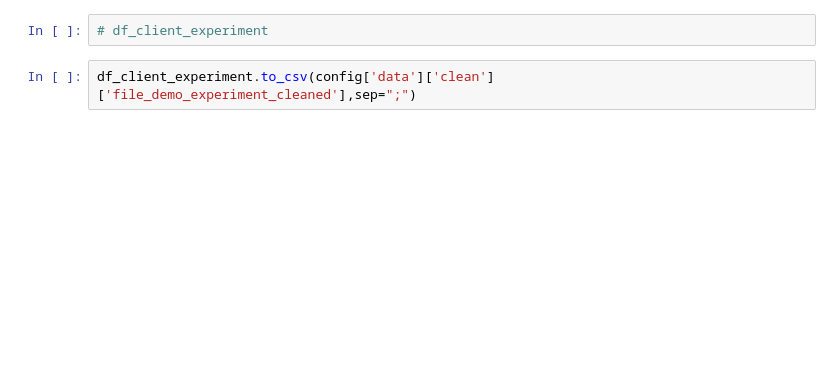
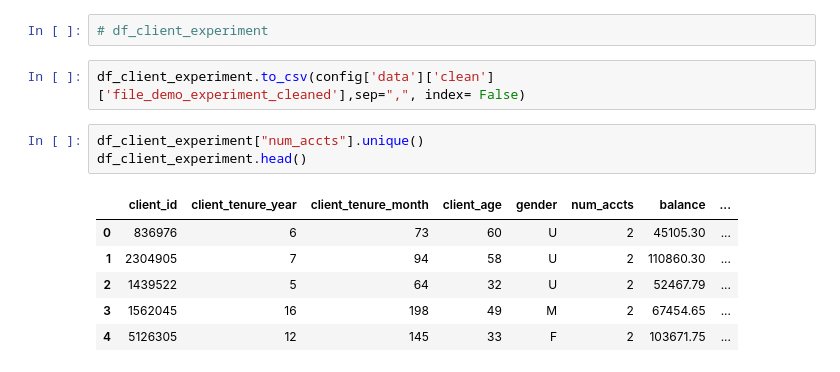
Before and after one commit to Ironhack-DA-Course/proj-vanguard-abtest, a Jupyter notebook: notebooks/load_clean_data_robert.ipynb, the cells around one changed output. Cells and saved outputs as stored; diff of their text form; blank space fills up the shorter version.

```diff
--- a/notebooks/load_clean_data_robert.ipynb
+++ b/notebooks/load_clean_data_robert.ipynb
@@ -165,4 +245,14 @@ df_client_experiment.info()
 # %%
 # df_client_experiment
 # %%
-df_client_experiment.to_csv(config['data']['clean']['file_demo_experiment_cleaned'],sep=";")
+df_client_experiment.to_csv(config['data']['clean']['file_demo_experiment_cleaned'],sep=",", index= False)
+# %%
+df_client_experiment["num_accts"].unique()
+df_client_experiment.head()
+# %% [output]
+|  | client_id | client_tenure_year | client_tenure_month | client_age | gender | num_accts | balance | ... |
+| 0 | 836976 | 6 | 73 | 60 | U | 2 | 45105.30 | ... |
+| 1 | 2304905 | 7 | 94 | 58 | U | 2 | 110860.30 | ... |
+| 2 | 1439522 | 5 | 64 | 32 | U | 2 | 52467.79 | ... |
+| 3 | 1562045 | 16 | 198 | 49 | M | 2 | 67454.65 | ... |
+| 4 | 5126305 | 12 | 145 | 33 | F | 2 | 103671.75 | ... |
```
Also changed, not shown: parts of 24 cells of this notebook, 2 other files.
